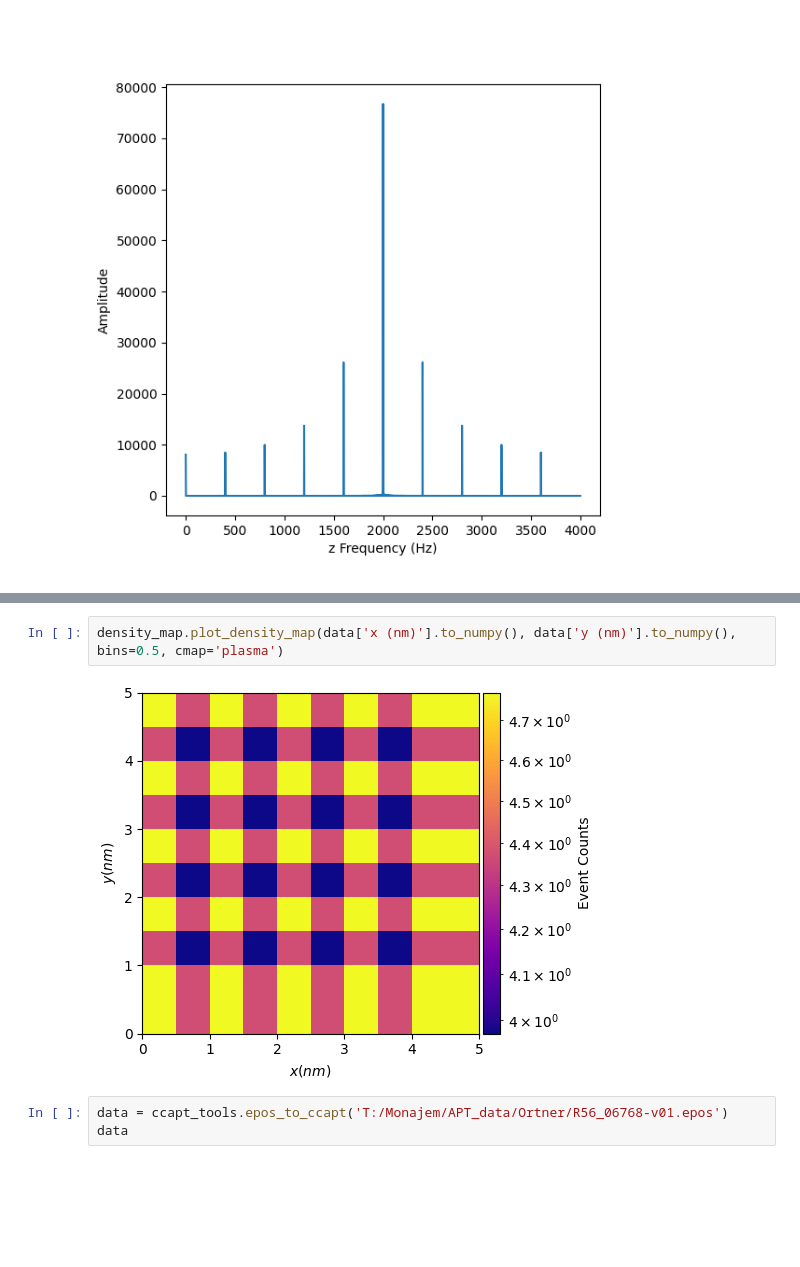
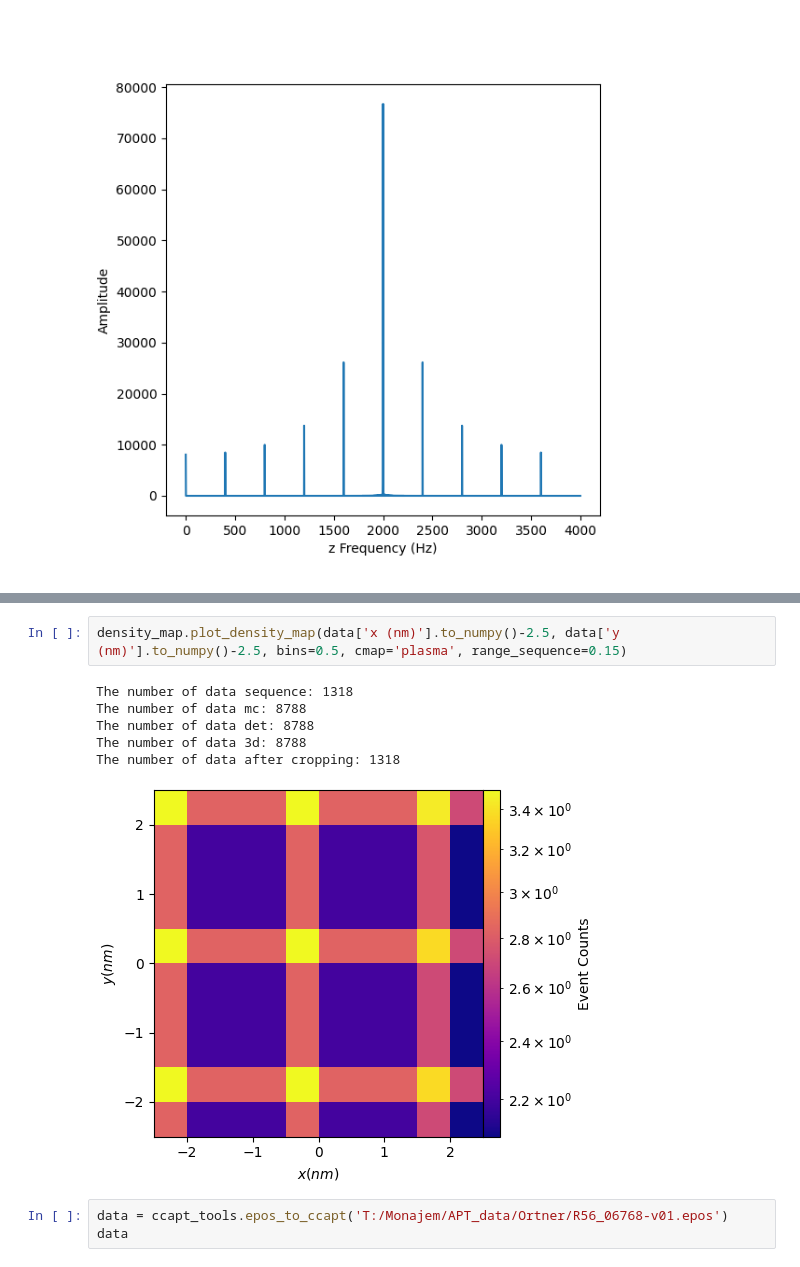
Before and after one commit to mmonajem/pyoxcart, a Jupyter notebook: pyccapt/calibration/tutorials/jupyter_files/sdm_tdf_fft.ipynb, the cells around one changed output, grey strips where cells are left out. Cells and saved outputs as stored; diff of their text form; blank space fills up the shorter version.

```diff
--- a/pyccapt/calibration/tutorials/jupyter_files/sdm_tdf_fft.ipynb
+++ b/pyccapt/calibration/tutorials/jupyter_files/sdm_tdf_fft.ipynb
@@ -130,7 +168,12 @@ data
 # %%
-density_map.plot_density_map(data['x (nm)'].to_numpy(), data['y (nm)'].to_numpy(), bins=0.5, cmap='plasma')
+density_map.plot_density_map(data['x (nm)'].to_numpy()-2.5, data['y (nm)'].to_numpy()-2.5, bins=0.5, cmap='plasma', range_sequence=0.15)
 # %% [output]
+The number of data sequence: 1318
+The number of data mc: 8788
+The number of data det: 8788
+The number of data 3d: 8788
+The number of data after cropping: 1318
-[figure, old version]
+[figure, new version]
 # %%
 data = ccapt_tools.epos_to_ccapt('T:/Monajem/APT_data/Ortner/R56_06768-v01.epos')
 data
```
Also changed, not shown: parts of 5 cells of this notebook, 10 other files.
